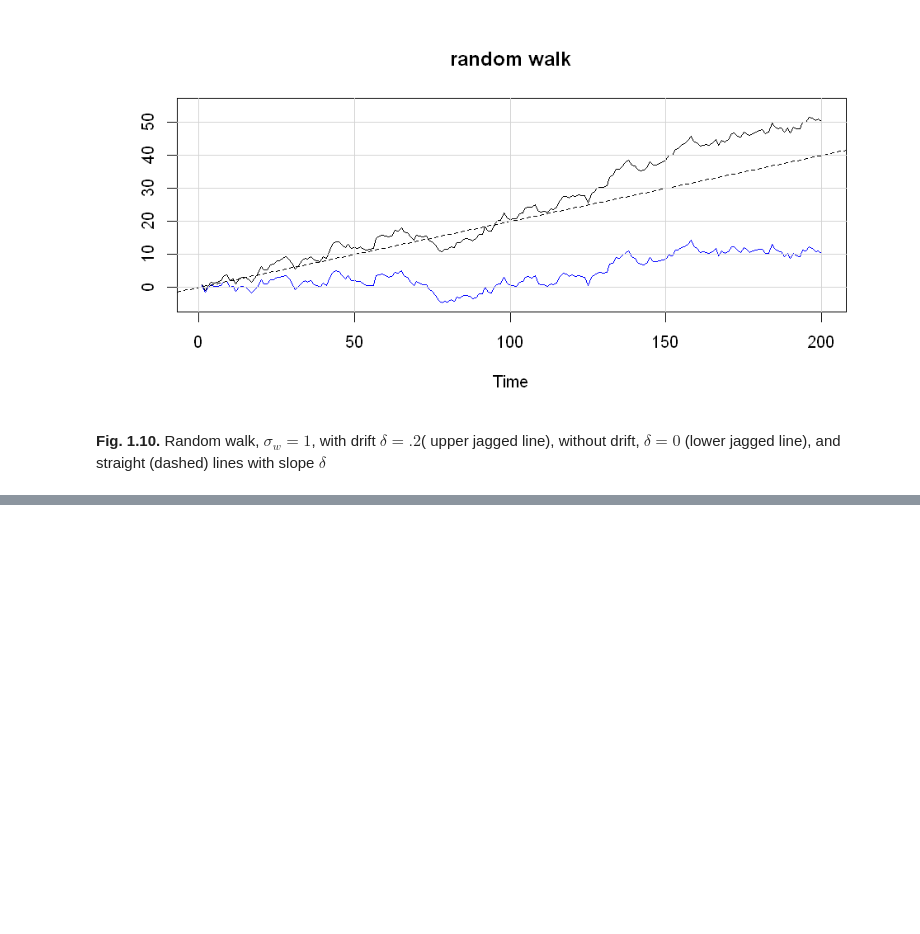
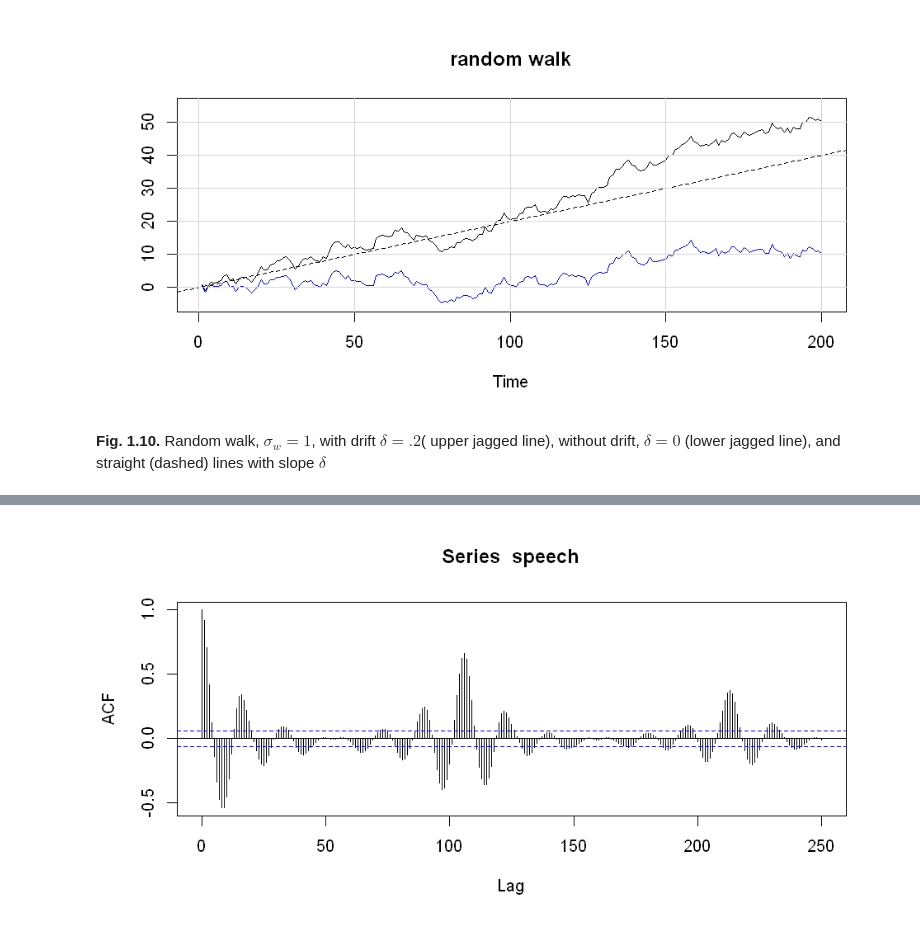
Before and after one commit to wonho13/work, a Jupyter notebook: 책번역/Time Series Analysis and Its Application/CH1_Characteristics_of_Time_Series.ipynb, the cells around one changed output, grey strips where cells are left out. Saved outputs shown, nothing was run; the diff lists cells and outputs as text; code cells hidden in the pictures; blank space fills up the shorter version.

```diff
--- a/책번역/Time Series Analysis and Its Application/CH1_Characteristics_of_Time_Series.ipynb
+++ b/책번역/Time Series Analysis and Its Application/CH1_Characteristics_of_Time_Series.ipynb
@@ -190,0 +238,5 @@ options(repr.plot.width=8, repr.plot.height=4); grid(lty=1);
+# %%
+# Example 1.27
+acf(speech, 250)
+# %% [output]
+[figure, added]
```
Also changed, not shown: parts of 14 cells of this notebook.
